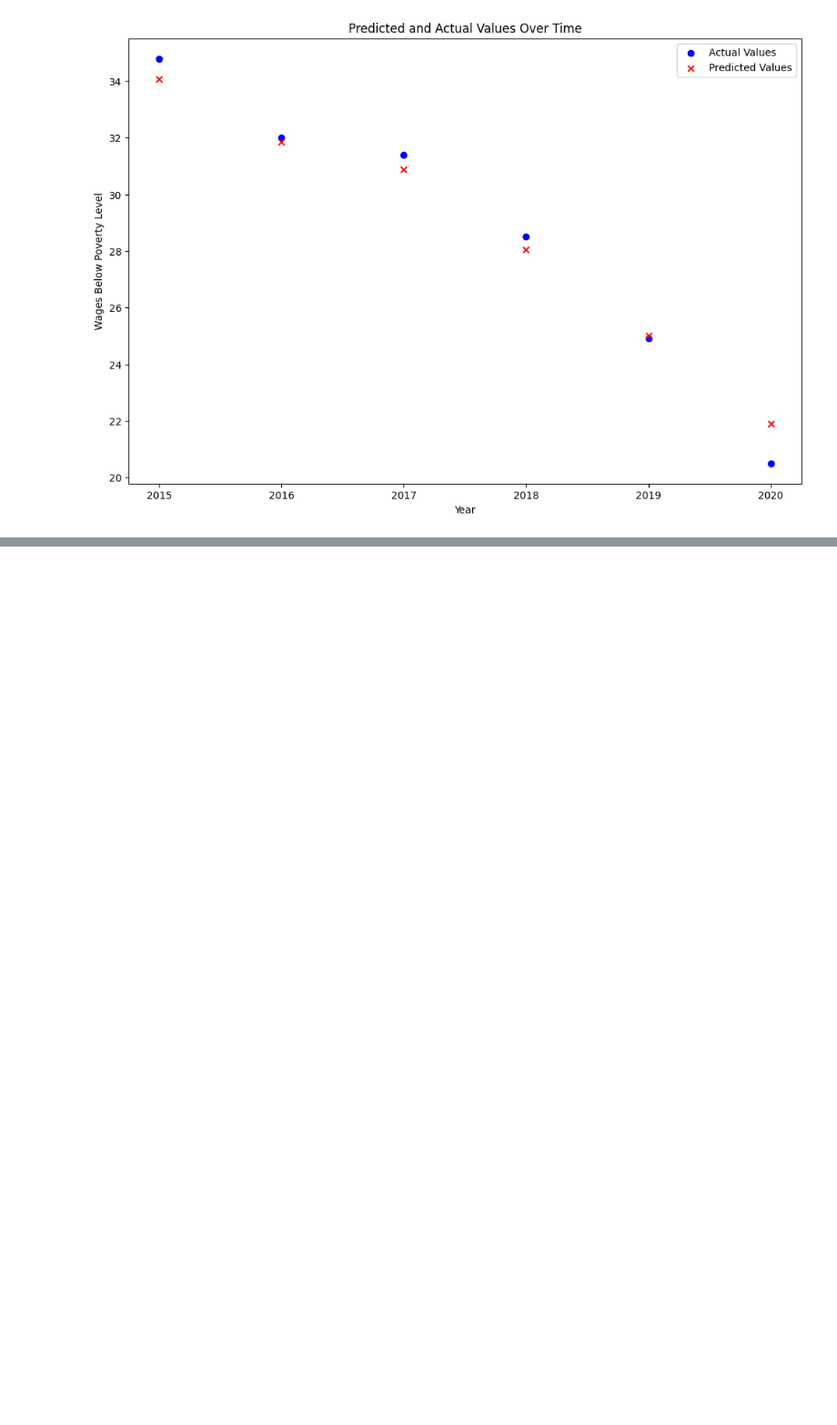
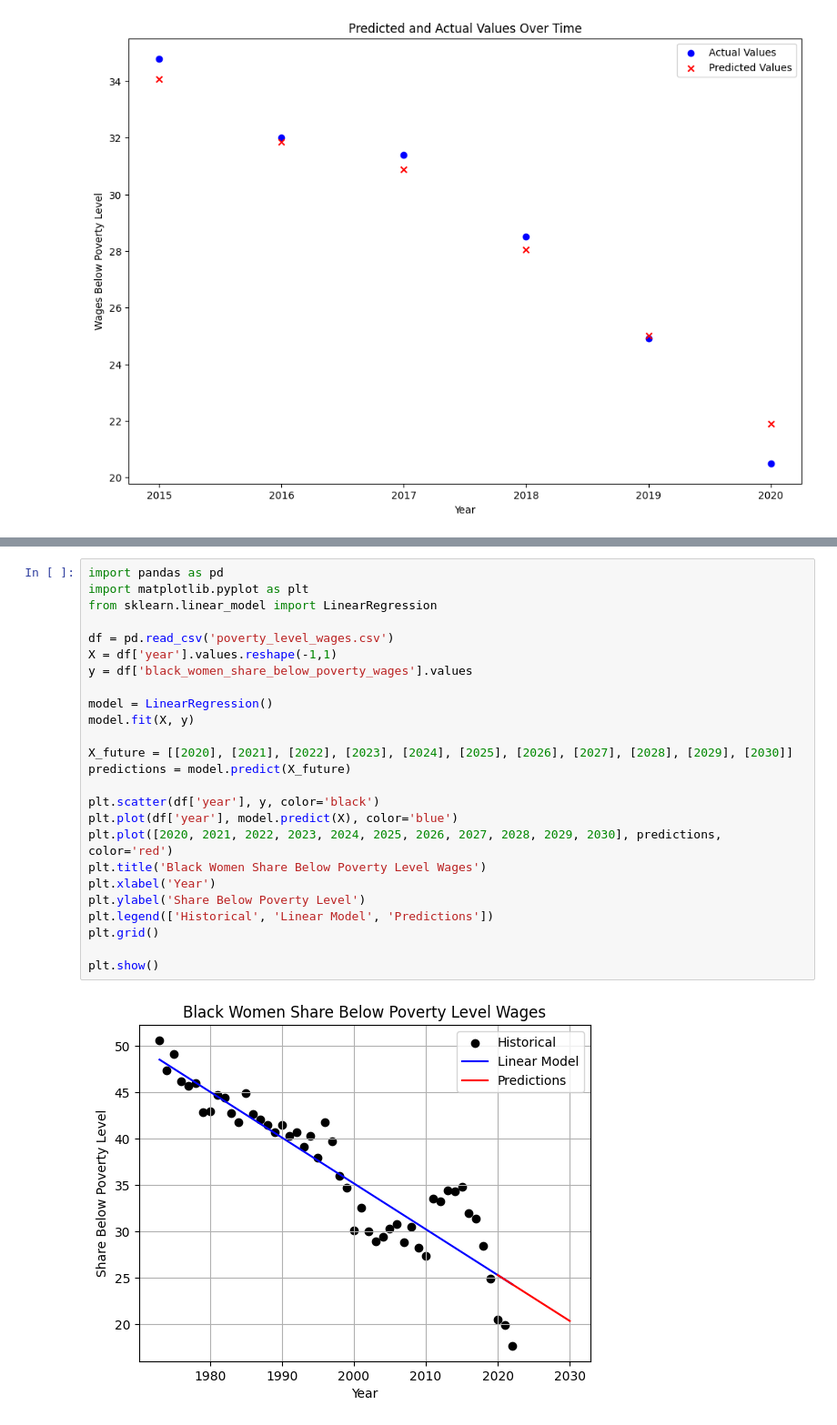
Before and after one commit to ssarwar035/I310-Project_Poverty-Levels-by-Race-and-Gender, a Jupyter notebook: I310D_Final_Project_Black_Women.ipynb, the cells around one changed output, grey strips where cells are left out. Shown at 91% size. Cells and saved outputs as stored; diff of their text form; blank space fills up the shorter version.

Commit message:
Created Predictions until year 2030 - Simaat

```diff
--- a/I310D_Final_Project_Black_Women.ipynb
+++ b/I310D_Final_Project_Black_Women.ipynb
@@ -281,0 +282,27 @@ R-squared: -0.4267696529984695
+# %%
+import pandas as pd
+import matplotlib.pyplot as plt
+from sklearn.linear_model import LinearRegression
+
+df = pd.read_csv('poverty_level_wages.csv')
+X = df['year'].values.reshape(-1,1)
+y = df['black_women_share_below_poverty_wages'].values
+
+model = LinearRegression()
+model.fit(X, y)
+
+X_future = [[2020], [2021], [2022], [2023], [2024], [2025], [2026], [2027], [2028], [2029], [2030]]
+predictions = model.predict(X_future)
+
+plt.scatter(df['year'], y, color='black')
+plt.plot(df['year'], model.predict(X), color='blue')
+plt.plot([2020, 2021, 2022, 2023, 2024, 2025, 2026, 2027, 2028, 2029, 2030], predictions, color='red')
+plt.title('Black Women Share Below Poverty Level Wages')
+plt.xlabel('Year')
+plt.ylabel('Share Below Poverty Level')
+plt.legend(['Historical', 'Linear Model', 'Predictions'])
+plt.grid()
+
+plt.show()
+# %% [output]
+[figure, added]
```
Also changed, not shown: parts of 4 cells of this notebook.
